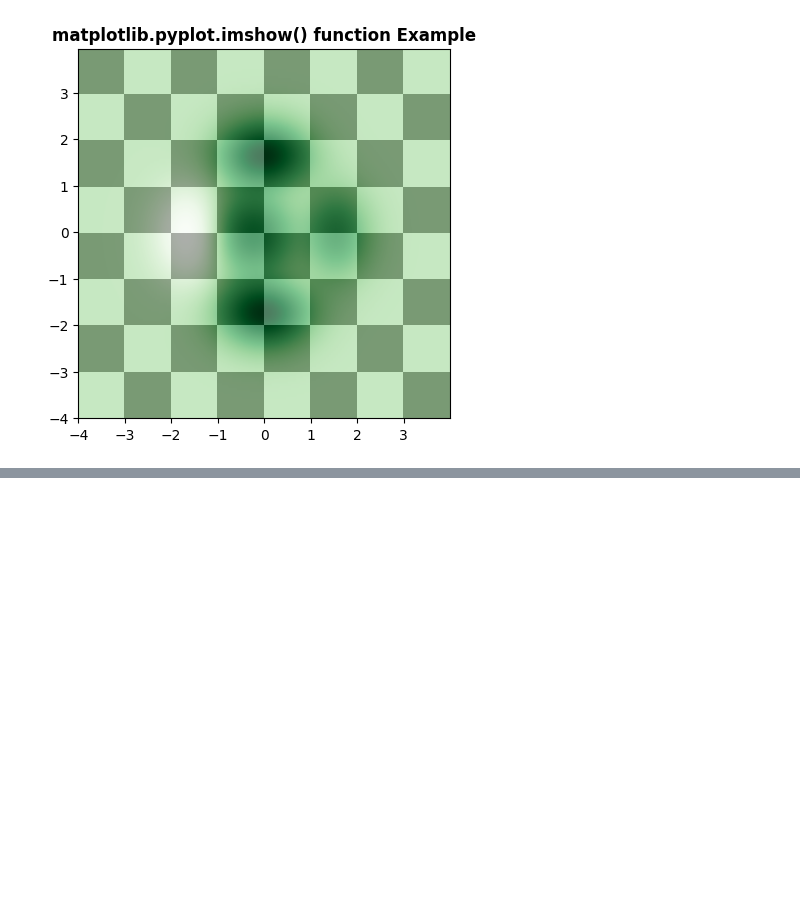
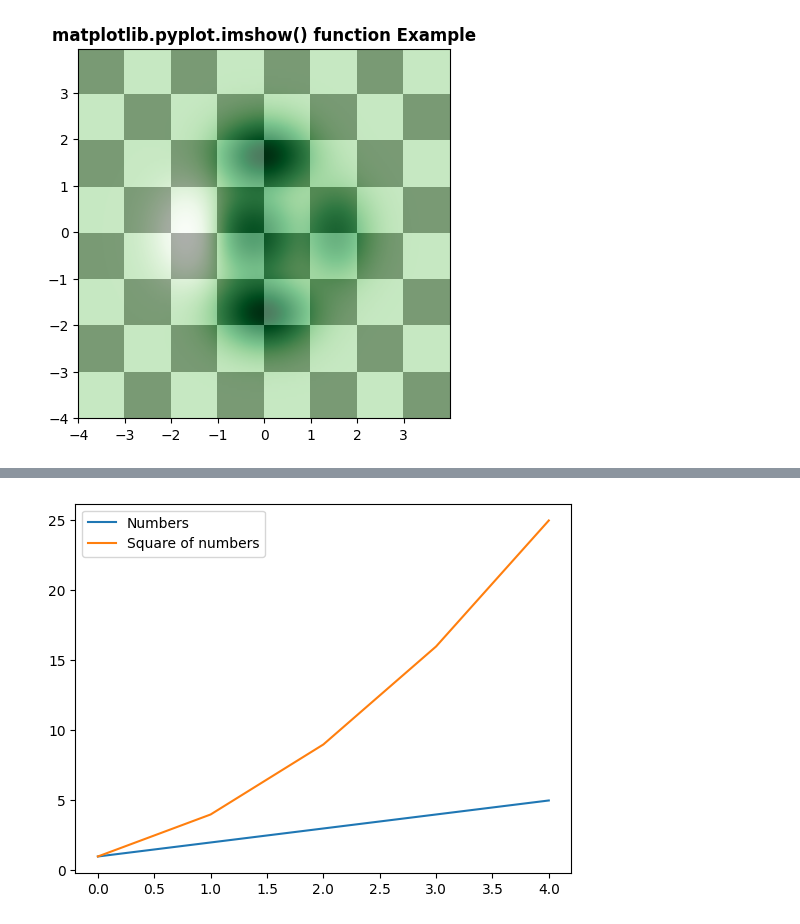
Before and after one commit to Vipas12/FundamentosPython_Vipin, a Jupyter notebook: UFCD10793_FT16/Ex16.ipynb, the cells around one changed output, grey strips where cells are left out. Saved outputs shown, nothing was run; the diff lists cells and outputs as text; code cells hidden in the pictures; blank space fills up the shorter version.

```diff
--- a/UFCD10793_FT16/Ex16.ipynb
+++ b/UFCD10793_FT16/Ex16.ipynb
@@ -136,0 +159,12 @@ plt.show()
+# %%
+import numpy as np
+import matplotlib.pyplot as plt
+x = np.arange(5)
+y1 = [1, 2, 3, 4, 5]
+y2 = [1, 4, 9, 16, 25]
+plt.plot(x, y1, label ='Numbers')
+plt.plot(x, y2, label ='Square of numbers')
+plt.legend()
+plt.show()
+# %% [output]
+[figure, added]
```
Also changed, not shown: parts of 2 cells of this notebook.
